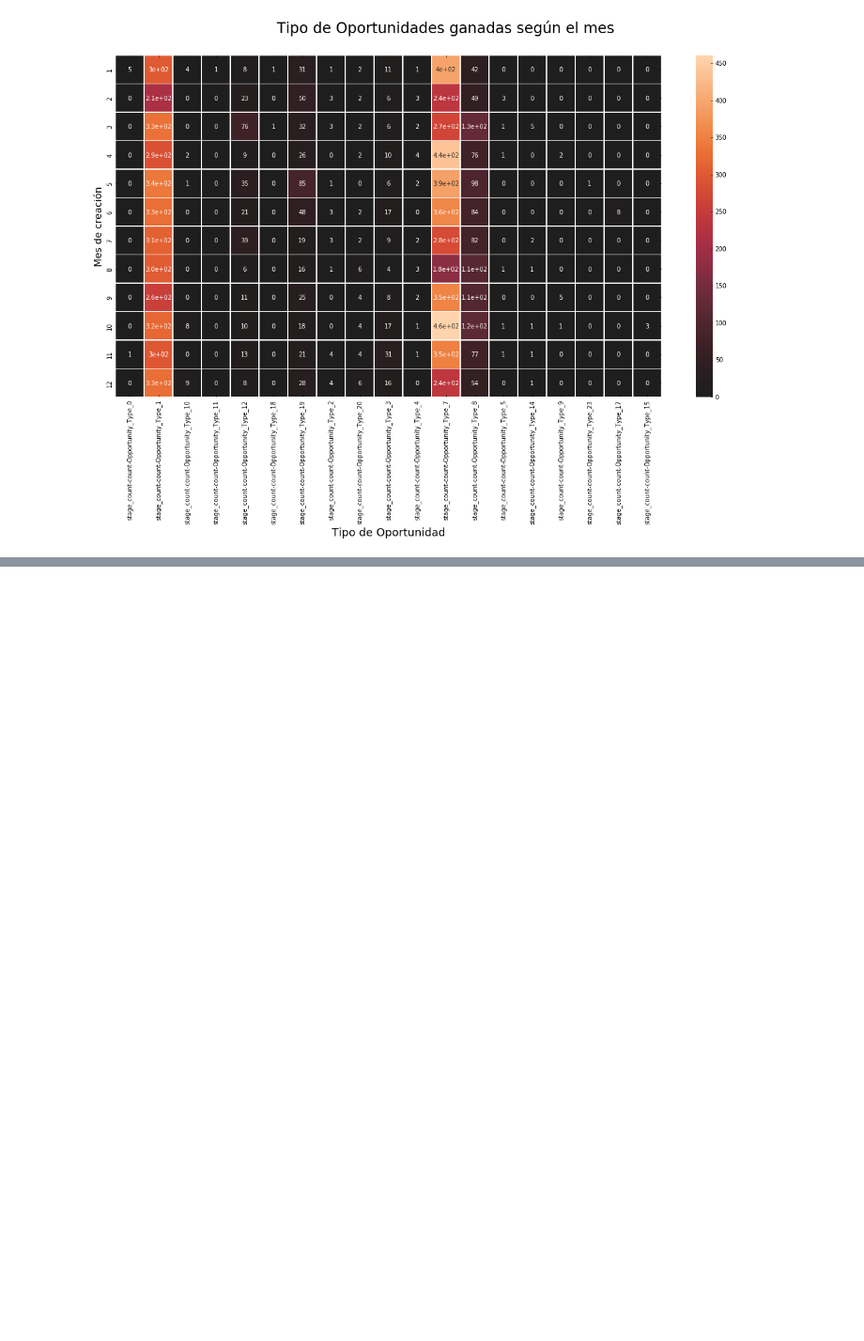
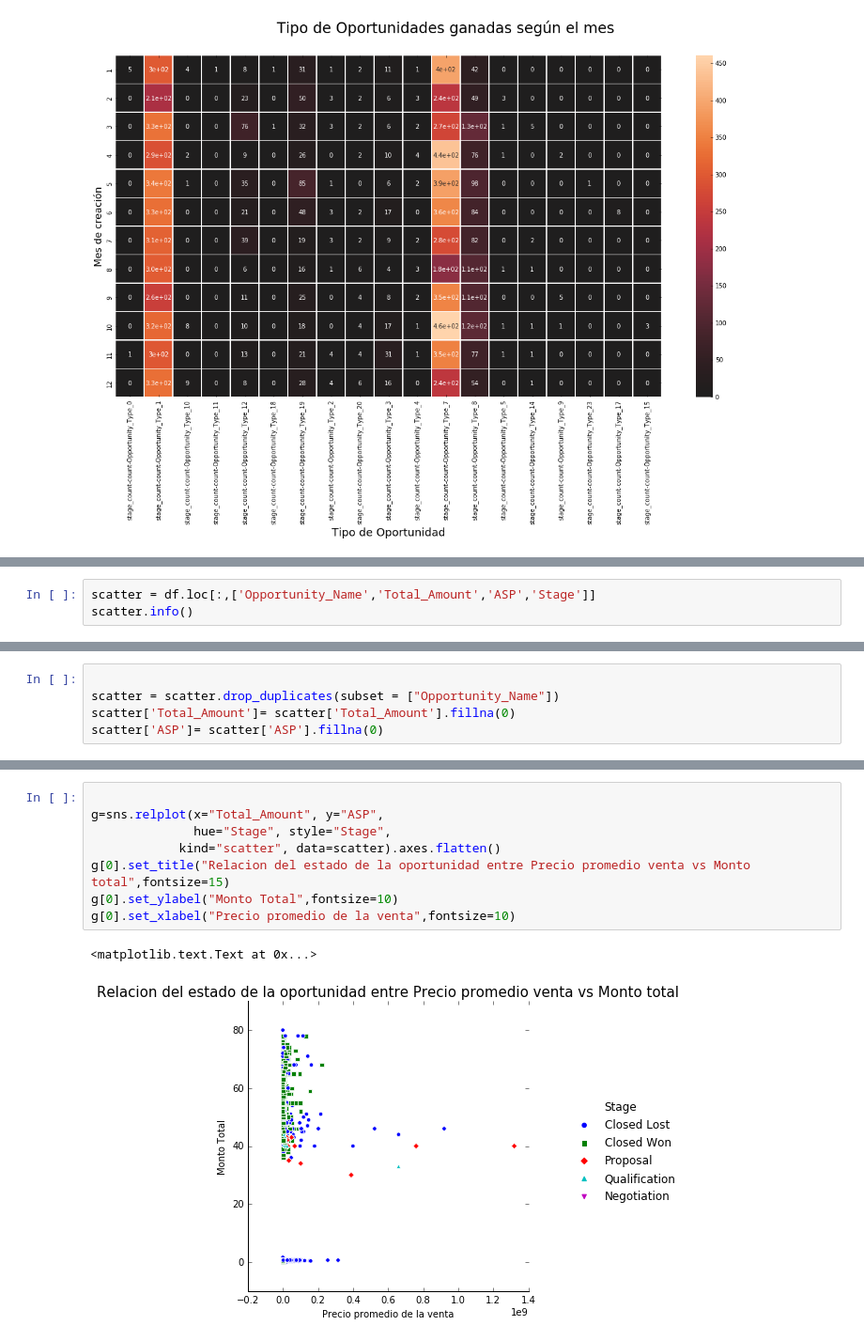
Before and after one commit to MauricioFIUBA/TP1OrganizacionDeDatos, a Jupyter notebook: Analisis_2.ipynb, the cells around one changed output, grey strips where cells are left out. Shown: that part at 94% size. Saved outputs shown, nothing was run; the diff lists cells and outputs as text; blank space fills up the shorter version.

Commit message:
Limpieza de notebook mas relación entre ASP y Total_Amount

```diff
--- a/Analisis_2.ipynb
+++ b/Analisis_2.ipynb
@@ -826,0 +772,3 @@ heatmap.head()
+# %%
+scatter = df.loc[:,['Opportunity_Name','Total_Amount','ASP','Stage']]
+scatter.info()
@@ -826,0 +785,5 @@ heatmap.head()
+# %%
+
+scatter = scatter.drop_duplicates(subset = ["Opportunity_Name"])
+scatter['Total_Amount']= scatter['Total_Amount'].fillna(0)
+scatter['ASP']= scatter['ASP'].fillna(0)
@@ -826,0 +802,11 @@ heatmap.head()
+# %%
+
+g=sns.relplot(x="Total_Amount", y="ASP",
+              hue="Stage", style="Stage",
+            kind="scatter", data=scatter).axes.flatten()
+g[0].set_title("Relacion del estado de la oportunidad entre Precio promedio venta vs Monto total",fontsize=15)
+g[0].set_ylabel("Monto Total",fontsize=10)
+g[0].set_xlabel("Precio promedio de la venta",fontsize=10)
+# %% [output]
+<matplotlib.text.Text at 0x...>
+[figure, added]
```
Also changed, not shown: parts of 26 cells of this notebook.
